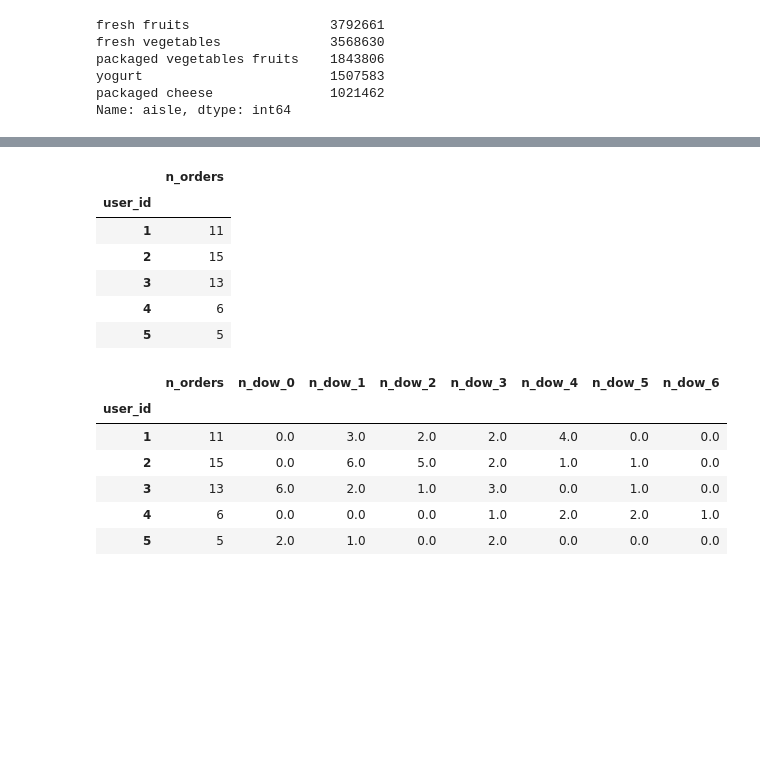
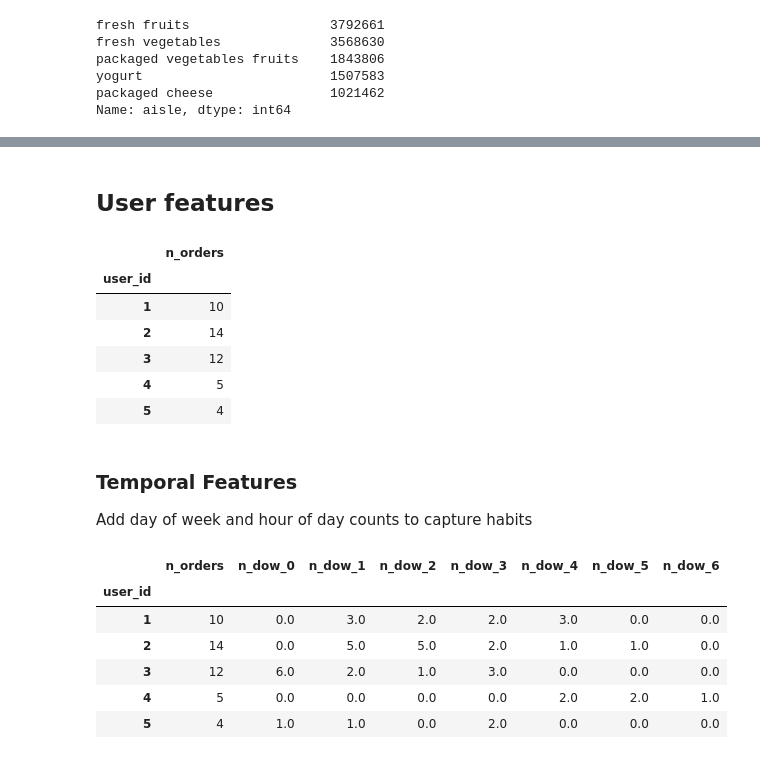
Before and after one commit to michaelfedell/instacart, a Jupyter notebook: notebooks/develop/EDA.ipynb, the cells around one changed output, grey strips where cells are left out. Drawn from its saved outputs; the diff is of its cells as text; code cells hidden in the pictures; blank space fills up the shorter version.

```diff
--- a/notebooks/develop/EDA.ipynb
+++ b/notebooks/develop/EDA.ipynb
@@ -297,14 +351,20 @@ Name: aisle, dtype: int64
+# %% [markdown]
+## User features
 # %%
+orders = orders[orders['eval_set'] == 'prior']
 users = orders.groupby('user_id').size().reset_index(name='n_orders').set_index('user_id')
 users.head()
 # %% [output]
 |  | n_orders |
 | user_id |  |
-| 1 | 11 |
-| 2 | 15 |
-| 3 | 13 |
-| 4 | 6 |
-| 5 | 5 |
+| 1 | 10 |
+| 2 | 14 |
+| 3 | 12 |
+| 4 | 5 |
+| 5 | 4 |
+# %% [markdown]
+### Temporal Features
+Add day of week and hour of day counts to capture habits
 # %%
 dow_counts = orders.pivot_table(index='user_id', columns='order_dow', values='order_number', aggfunc='count')
 dow_counts.columns = ['n_dow_{}'.format(col) for col in dow_counts.columns]
@@ -314,11 +374,11 @@ users.head()
 # %% [output]
 |  | n_orders | n_dow_0 | n_dow_1 | n_dow_2 | n_dow_3 | n_dow_4 | n_dow_5 | n_dow_6 |
 | user_id |  |  |  |  |  |  |  |  |
-| 1 | 11 | 0.0 | 3.0 | 2.0 | 2.0 | 4.0 | 0.0 | 0.0 |
-| 2 | 15 | 0.0 | 6.0 | 5.0 | 2.0 | 1.0 | 1.0 | 0.0 |
-| 3 | 13 | 6.0 | 2.0 | 1.0 | 3.0 | 0.0 | 1.0 | 0.0 |
-| 4 | 6 | 0.0 | 0.0 | 0.0 | 1.0 | 2.0 | 2.0 | 1.0 |
-| 5 | 5 | 2.0 | 1.0 | 0.0 | 2.0 | 0.0 | 0.0 | 0.0 |
+| 1 | 10 | 0.0 | 3.0 | 2.0 | 2.0 | 3.0 | 0.0 | 0.0 |
+| 2 | 14 | 0.0 | 5.0 | 5.0 | 2.0 | 1.0 | 1.0 | 0.0 |
+| 3 | 12 | 6.0 | 2.0 | 1.0 | 3.0 | 0.0 | 0.0 | 0.0 |
+| 4 | 5 | 0.0 | 0.0 | 0.0 | 0.0 | 2.0 | 2.0 | 1.0 |
+| 5 | 4 | 1.0 | 1.0 | 0.0 | 2.0 | 0.0 | 0.0 | 0.0 |
 # %%
 hod_counts = orders.pivot_table(index='user_id',columns='order_hour_of_day',
                                 values='order_number', aggfunc='count')
```
Also changed, not shown: parts of 48 cells of this notebook, 1 other file.
